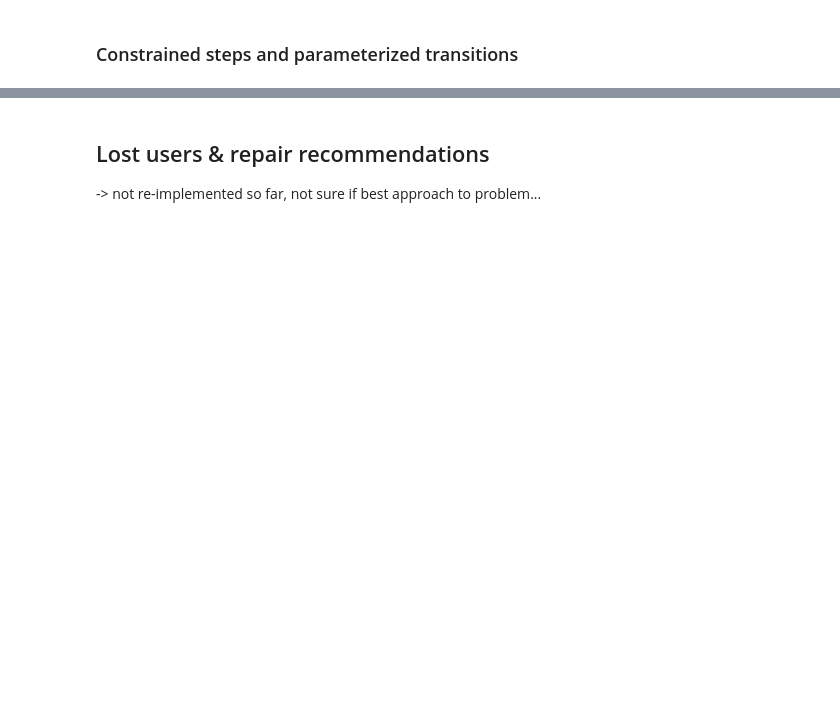
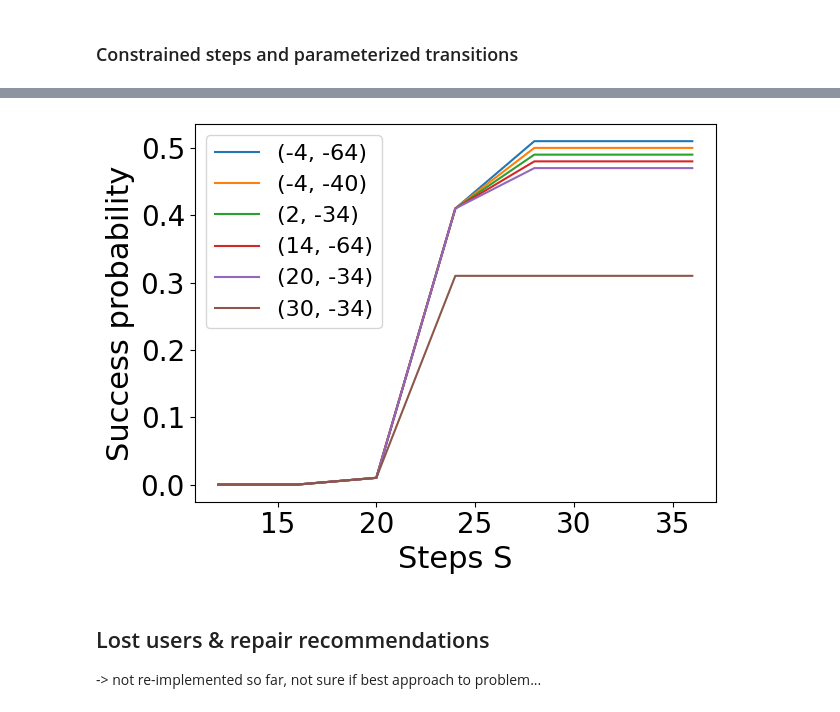
Before and after one commit to smartjourneymining/probabilistic_games, a Jupyter notebook: io_alergia_greps.ipynb, the cells around one changed output, grey strips where cells are left out. Drawn from its saved outputs; the diff is of its cells as text; code cells hidden in the pictures; blank space fills up the shorter version.

```diff
--- a/io_alergia_greps.ipynb
+++ b/io_alergia_greps.ipynb
@@ -62,16 +65,17 @@ with open('data/activities_greps.xml') as f:
     data = f.read()
 actors = json.loads(data)
 # %%
+# build action mapping: assigns each event to an actor
 actions_to_activities = {}
 for a in actors:
     if actors[a] == "company":
-        if a in ['vpcAssignInstance', 'Give feedback 0']: # todo: might be quite realistic?
+        if a in ['vpcAssignInstance', 'Give feedback 0', 'Results automatically shared', 'waitingForActivityReport']: # todo: might be quite realistic?
             actions_to_activities[a] = "company"
         else:
             actions_to_activities[a] = a
     else:
         if a == "negative":
-            actions_to_activities[a] = a
+            actions_to_activities[a] = "user"
         elif "Give feedback" in a or "Task event" in a:
             actions_to_activities[a] = a
         else:
@@ -252,4 +251,4 @@ reaching state q49: waitingForActivityReport
 with prob: 1.0
 is controllable True
 # %%
-#g = pgu.add_neutral_user_transition(g, debug = True)
+g = pgu.add_neutral_user_transition(g, debug = True)
@@ -256,3 +273,3 @@ is controllable True
 # %%
-g = pgu.add_gas_and_user_count(g, data_environment)
+g = pgu.add_gas_and_user_count(g, data_environment, greps_values=True)
 # %% [output]
@@ -469,0 +771,58 @@ AttributeError: Can only use .str accessor with string values!
+# %%
+#todo right direction for search?
+import seaborn as sns
+file_name = "/home/paul/Downloads/prism-games-3.2.1-linux64-x86/generated/outputs/bounded_steps_gas_min_gas_greps.txt"
+df_visual = pd.read_csv(file_name)
+
+df_visual_grouped = df_visual.groupby(['m0','m2'])
+
+result_dict = {}
+for group in df_visual_grouped.groups.keys():
+    r = tuple([round(h,2) for h in df_visual_grouped.get_group(group)['Result'].values])
+    if r in result_dict:
+        result_dict[r].append(group)
+    else:
+        result_dict[r] = [group]
+
+for k in result_dict:
+    max_m0 = max(h[0] for h in result_dict[k])
+    max_m2 = max(h[1] for h in result_dict[k])
+    print(k, result_dict[k])
+    print(max_m0, max_m2)
+    assert((max_m0, max_m2) in result_dict[k])
+    if len(set(k)) != 1:
+        plt.plot(df_visual_grouped.get_group((max_m0, max_m2))['m1'], k, label = str((max_m0, max_m2)))
+removed = []
+# for g in df_visual_grouped.groups.keys():
+#     if g[1] < -30:
+#         new_g = (g[0], g[1]+5)
+#         print(g, new_g)
+
+#         assert(new_g in df_visual_grouped.groups.keys())
+#         if (df_visual_grouped.get_group(g)['Result'].values == df_visual_grouped.get_group(new_g)['Result'].values).all():
+#             removed.append(g)
+
+# for g in df_visual_grouped.groups.keys():
+#     if g[0] < 30:
+#         new_g = (g[0]+2, g[1])
+
+#         assert(new_g in df_visual_grouped.groups.keys())
+#         if (df_visual_grouped.get_group(g)['Result'].values == df_visual_grouped.get_group(new_g)['Result'].values).all():
+#             removed.append(g)
+
+
+# print(removed)
+# print(g not in removed)
+# df_visual = df_visual.groupby(['m0', 'm2']).filter(lambda d: d['Result'].ne(0.0).any())
+# df_visual = df_visual.groupby(['m0', 'm2']).filter(lambda d: (list(d['m0'])[0], list(d['m2'])[0]) not in removed)
+
+# sns.lineplot(y=df_visual['Result'], x=df_visual['m1'], hue=df_visual[['m0', 'm2']].apply(tuple, axis=1))
+
+plt.legend(fontsize=16)
+plt.xlabel("Steps S", fontsize=22)
+plt.ylabel("Success probability", fontsize=22)
+plt.xticks(fontsize=20)
+plt.yticks(fontsize=20)
+plt.tight_layout()
+plt.savefig("greps/bounded.png", dpi=300)
+# %% [output]
@@ -470,3 +843,4 @@ AttributeError: Can only use .str accessor with string values!
+[figure, added]
 # %% [markdown]
 ## Lost users & repair recommendations
 -> not re-implemented so far, not sure if best approach to problem...
```
Also changed, not shown: parts of 42 cells of this notebook.
